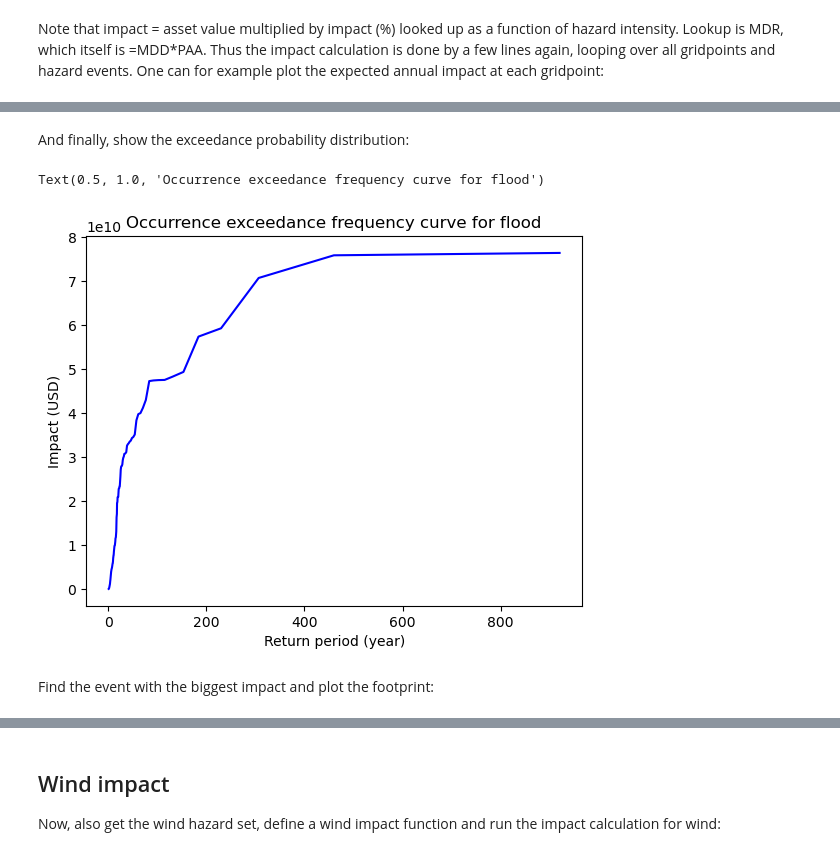
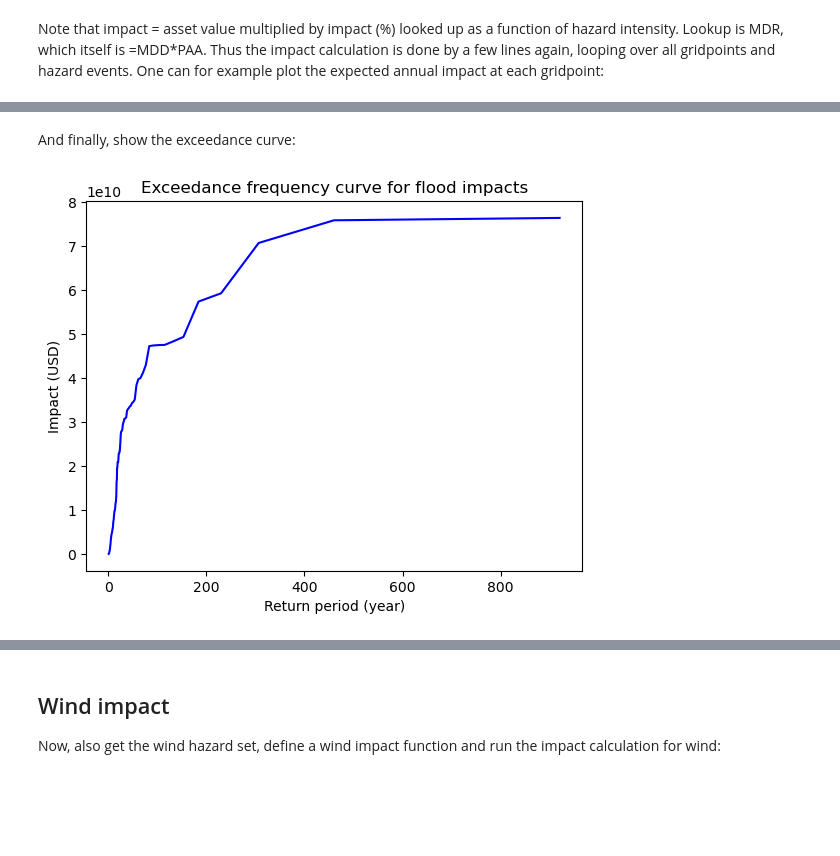
Before and after one commit to CLIMADA-project/climada-snippets, a Jupyter notebook: 002_ITA_WS_FL_HL_combine_demo.ipynb, the cells around one changed output, grey strips where cells are left out. Drawn from its saved outputs; the diff is of its cells as text; code cells hidden in the pictures; blank space fills up the shorter version.

```diff
--- a/002_ITA_WS_FL_HL_combine_demo.ipynb
+++ b/002_ITA_WS_FL_HL_combine_demo.ipynb
@@ -75,13 +77,10 @@ flood_impact.plot_raster_eai_exposure();
   df_poly.set_geometry(
 [figure]
 # %% [markdown]
-And finally, show the exceedance probability distribution:
+And finally, show the exceedance curve:
 # %%
 flood_ex_freq = flood_impact.calc_freq_curve()
 ax = flood_ex_freq.plot(color="blue", label="flood");
-ax.set_title('Occurrence exceedance frequency curve for flood')
+ax.set_title('Exceedance frequency curve for flood impacts');
 # %% [output]
-Text(0.5, 1.0, 'Occurrence exceedance frequency curve for flood')
-[figure, old version]
+[figure, new version]
-# %% [markdown]
-Find the event with the biggest impact and plot the footprint:
```
Also changed, not shown: parts of 14 cells of this notebook.
